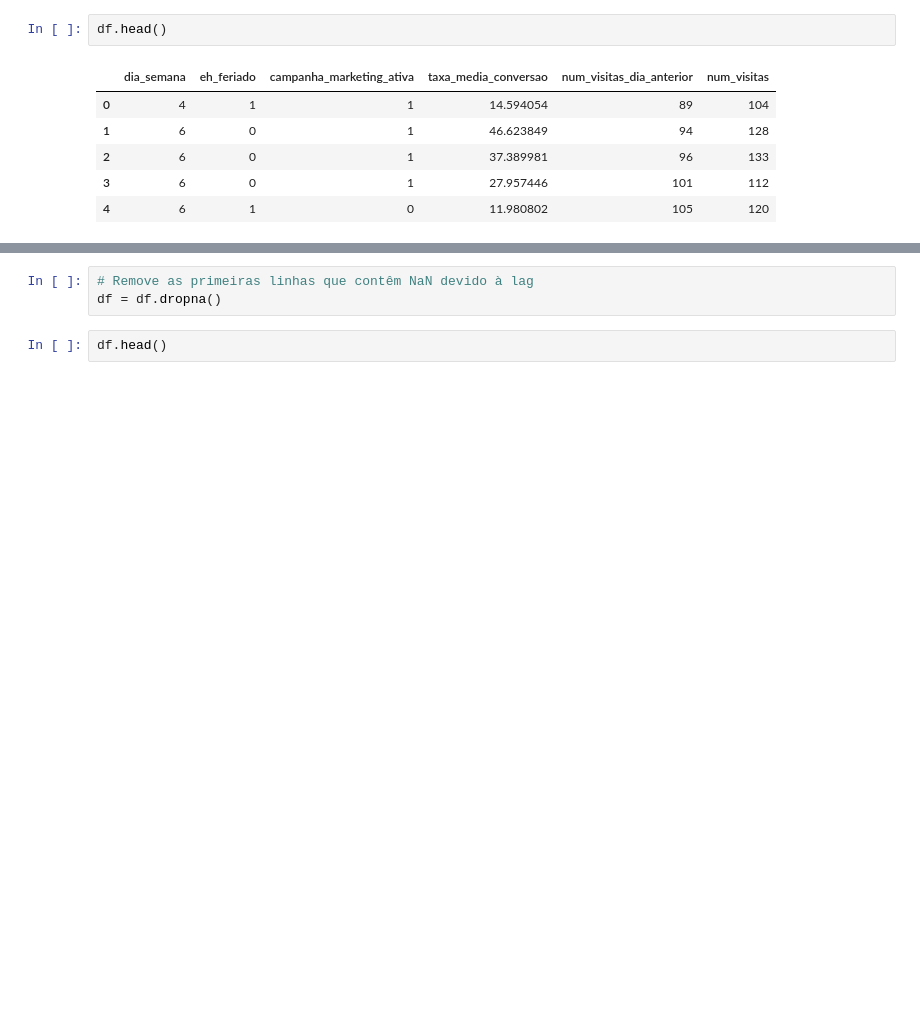
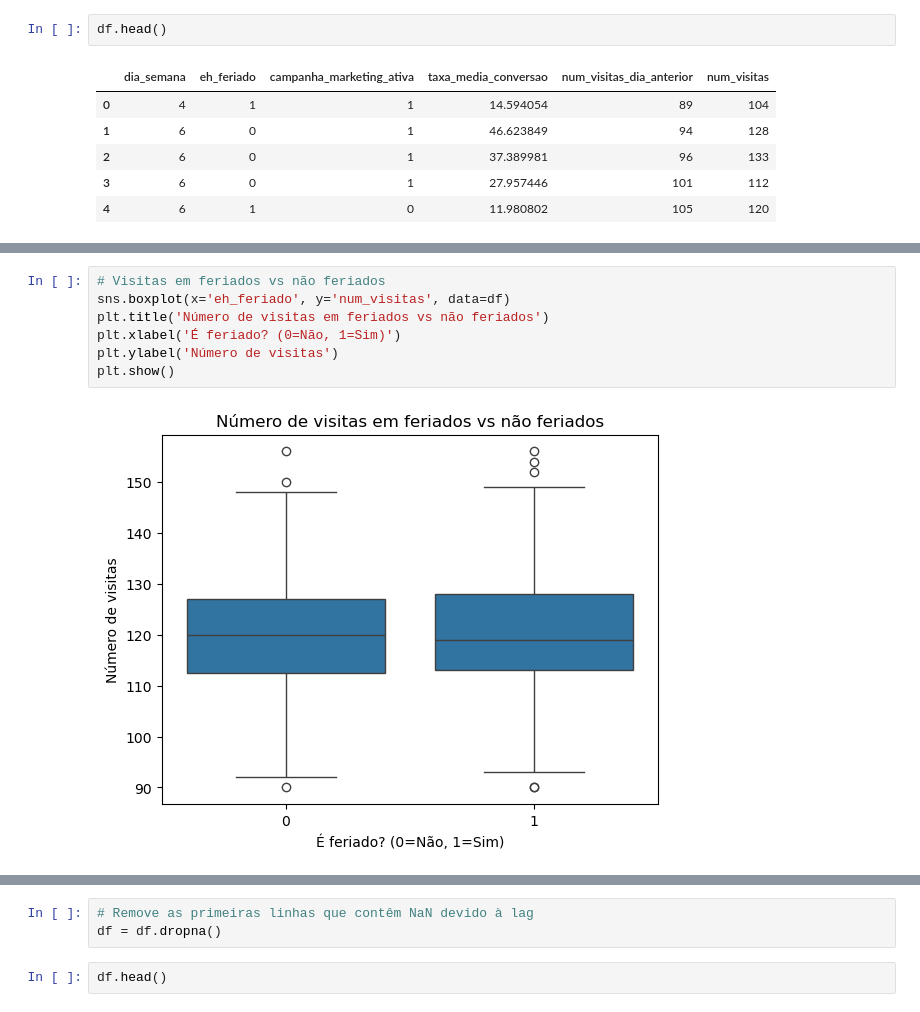
Before and after one commit to jaquelinesfernandes/Predicting_WebTraficc_TimeSeries, a Jupyter notebook: project_webtraficc_ts.ipynb, the cells around one changed output, grey strips where cells are left out. Drawn from its saved outputs; the diff is of its cells as text; blank space fills up the shorter version.

```diff
--- a/project_webtraficc_ts.ipynb
+++ b/project_webtraficc_ts.ipynb
@@ -26,0 +79,9 @@ df.head()
+# %%
+# Visitas em feriados vs não feriados
+sns.boxplot(x='eh_feriado', y='num_visitas', data=df)
+plt.title('Número de visitas em feriados vs não feriados')
+plt.xlabel('É feriado? (0=Não, 1=Sim)')
+plt.ylabel('Número de visitas')
+plt.show()
+# %% [output]
+[figure, added]
```
Also changed, not shown: parts of 44 cells of this notebook, 1 other file.
